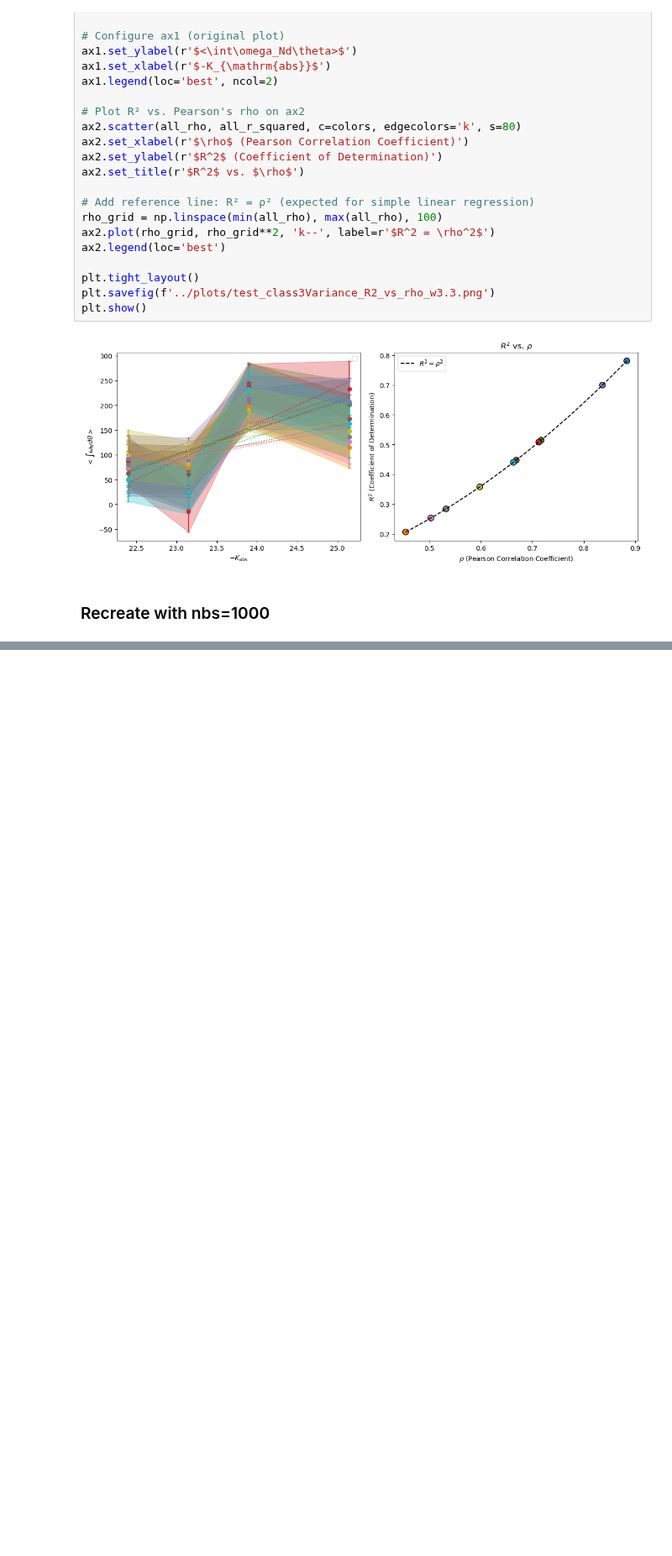
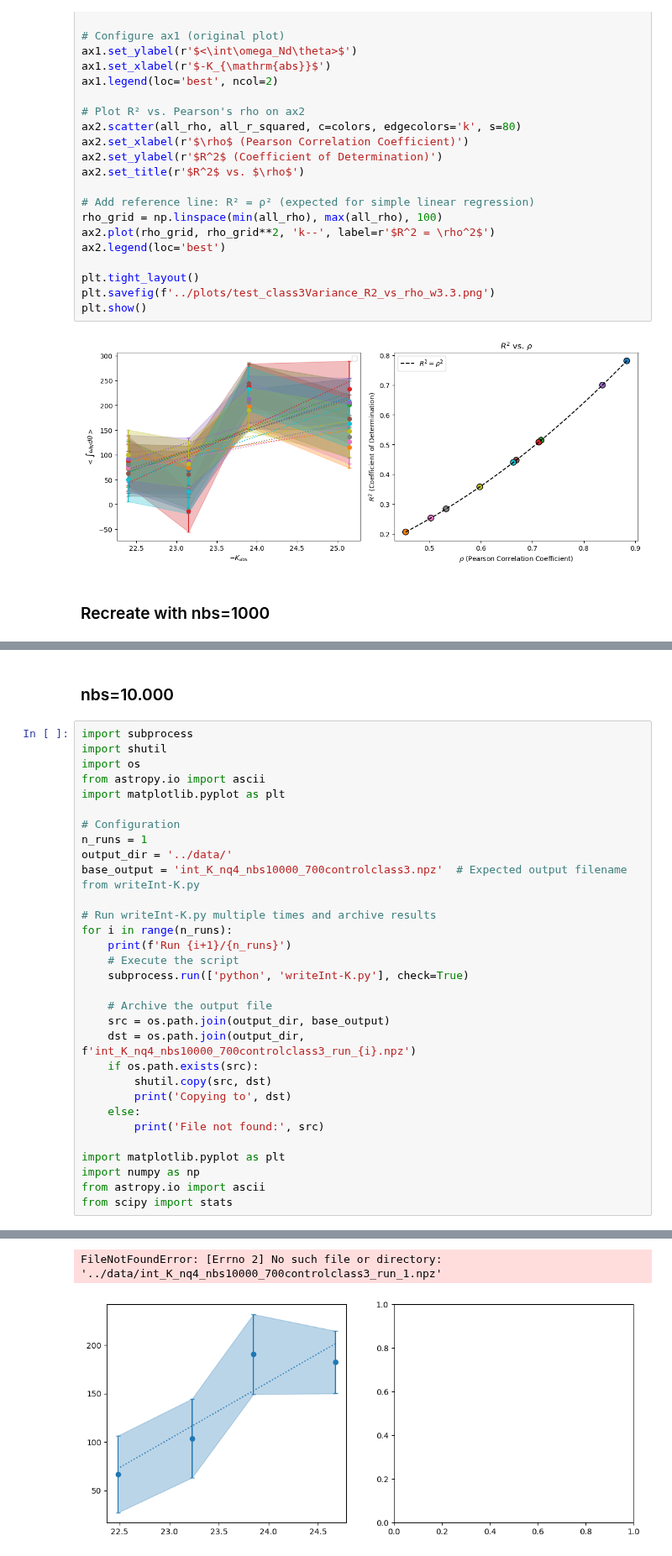
Before and after one commit to FedeDavilaKurban/Auger, a Jupyter notebook: test_class3Variance.ipynb, the cells around one changed output, grey strips where cells are left out. Shown at 84% size. Drawn from its saved outputs; the diff is of its cells as text; blank space fills up the shorter version.

```diff
--- a/test_class3Variance.ipynb
+++ b/test_class3Variance.ipynb
@@ -246,0 +329,34 @@ for i in range(n_runs):
+# %% [markdown]
+### nbs=10.000
+# %%
+import subprocess
+import shutil
+import os
+from astropy.io import ascii
+import matplotlib.pyplot as plt
+
+# Configuration
+n_runs = 1
+output_dir = '../data/'
+base_output = 'int_K_nq4_nbs10000_700controlclass3.npz'  # Expected output filename from writeInt-K.py
+
+# Run writeInt-K.py multiple times and archive results
+for i in range(n_runs):
+    print(f'Run {i+1}/{n_runs}')
+    # Execute the script
+    subprocess.run(['python', 'writeInt-K.py'], check=True)
+
+    # Archive the output file
+    src = os.path.join(output_dir, base_output)
+    dst = os.path.join(output_dir, f'int_K_nq4_nbs10000_700controlclass3_run_{i}.npz')
+    if os.path.exists(src):
+        shutil.copy(src, dst)
+        print('Copying to', dst)
+    else:
+        print('File not found:', src)
+
+import matplotlib.pyplot as plt
+import numpy as np
+from astropy.io import ascii
+from scipy import stats
+# %% [output]
@@ -246,0 +377,2 @@ for i in range(n_runs):
+FileNotFoundError: [Errno 2] No such file or directory: '../data/int_K_nq4_nbs10000_700controlclass3_run_1.npz'
+[figure, added]
```
Also changed, not shown: parts of 4 cells of this notebook, 3 other files.
